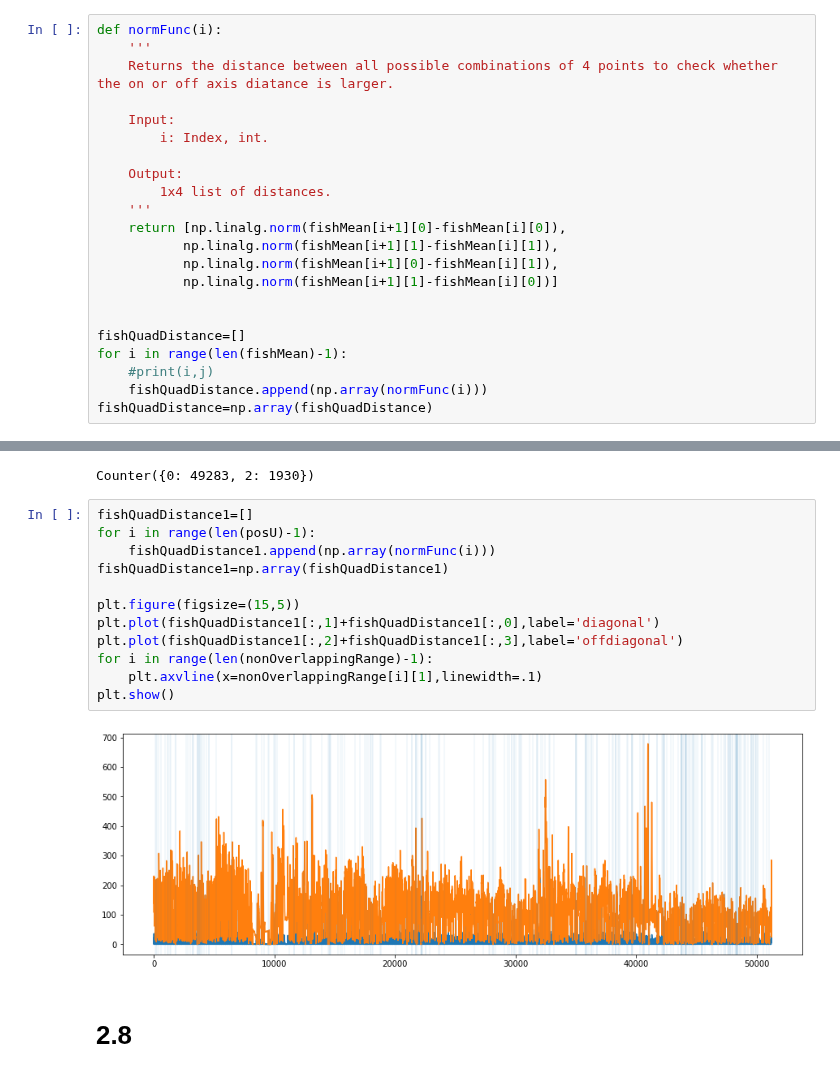
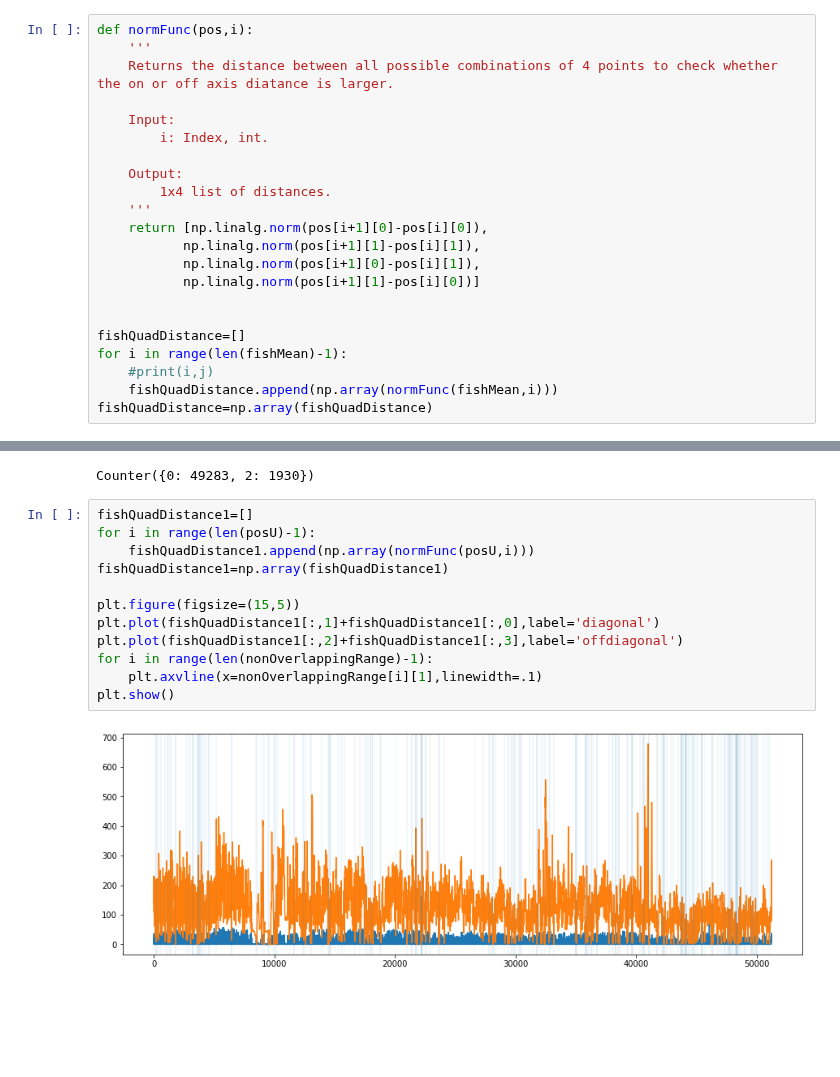
Before and after one commit to ASpraggin/FishTracking, a Jupyter notebook: fishTracking.ipynb, the cells around one changed output, grey strips where cells are left out. Cells and saved outputs as stored; diff of their text form; blank space fills up the shorter version.

Commit message:
started on histogram unswapping.

```diff
--- a/fishTracking.ipynb
+++ b/fishTracking.ipynb
@@ -160,7 +156,7 @@ def swapStatus(pos,i):
     else:
         return -1
 # %%
-def normFunc(i):
+def normFunc(pos,i):
     '''
     Returns the distance between all possible combinations of 4 points to check whether the on or off axis diatance is larger.
 
@@ -170,16 +166,16 @@ def normFunc(i):
     Output:
         1x4 list of distances.
     '''
-    return [np.linalg.norm(fishMean[i+1][0]-fishMean[i][0]),
-           np.linalg.norm(fishMean[i+1][1]-fishMean[i][1]),
-           np.linalg.norm(fishMean[i+1][0]-fishMean[i][1]),
-           np.linalg.norm(fishMean[i+1][1]-fishMean[i][0])]
+    return [np.linalg.norm(pos[i+1][0]-pos[i][0]),
+           np.linalg.norm(pos[i+1][1]-pos[i][1]),
+           np.linalg.norm(pos[i+1][0]-pos[i][1]),
+           np.linalg.norm(pos[i+1][1]-pos[i][0])]
 
 
 fishQuadDistance=[]
 for i in range(len(fishMean)-1):
     #print(i,j)
-    fishQuadDistance.append(np.array(normFunc(i)))
+    fishQuadDistance.append(np.array(normFunc(fishMean,i)))
 fishQuadDistance=np.array(fishQuadDistance)
 # %%
 plt.figure(figsize=(15,5))
@@ -230,16 +222,14 @@ Counter({0: 49283, 2: 1930})
 # %%
 fishQuadDistance1=[]
 for i in range(len(posU)-1):
-    fishQuadDistance1.append(np.array(normFunc(i)))
+    fishQuadDistance1.append(np.array(normFunc(posU,i)))
 fishQuadDistance1=np.array(fishQuadDistance1)
 
 plt.figure(figsize=(15,5))
 plt.plot(fishQuadDistance1[:,1]+fishQuadDistance1[:,0],label='diagonal')
 plt.plot(fishQuadDistance1[:,2]+fishQuadDistance1[:,3],label='offdiagonal')
 for i in range(len(nonOverlappingRange)-1):
     plt.axvline(x=nonOverlappingRange[i][1],linewidth=.1)
 plt.show()
 # %% [output]
-[figure, old version]
+[figure, new version]
-# %% [markdown]
-# 2.8
```
Also changed, not shown: parts of 22 cells of this notebook, 1 other file.
